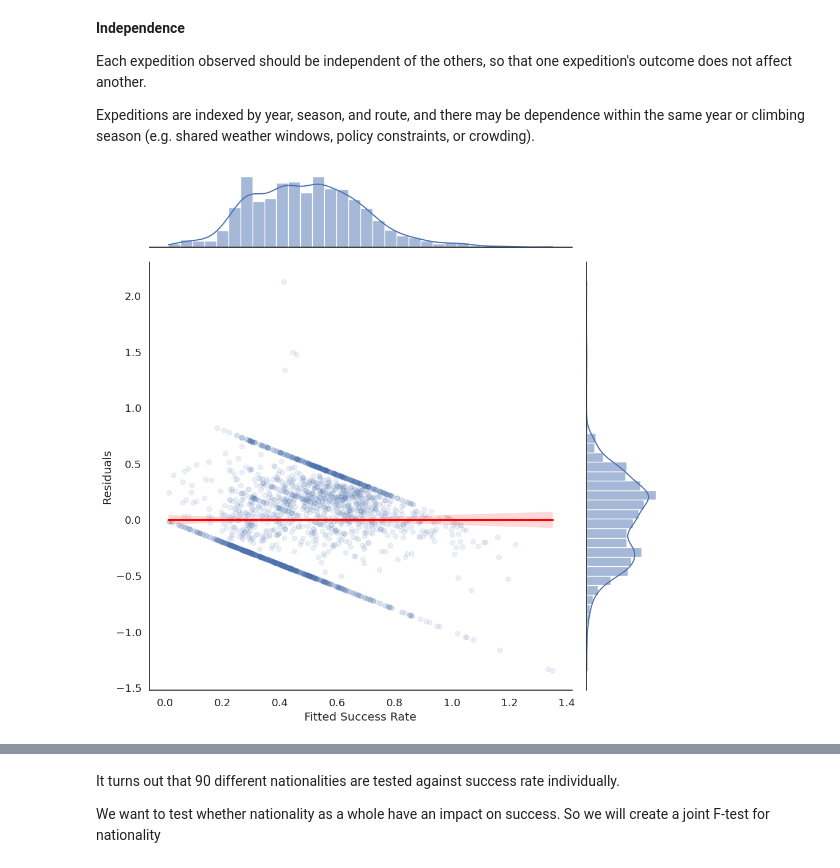
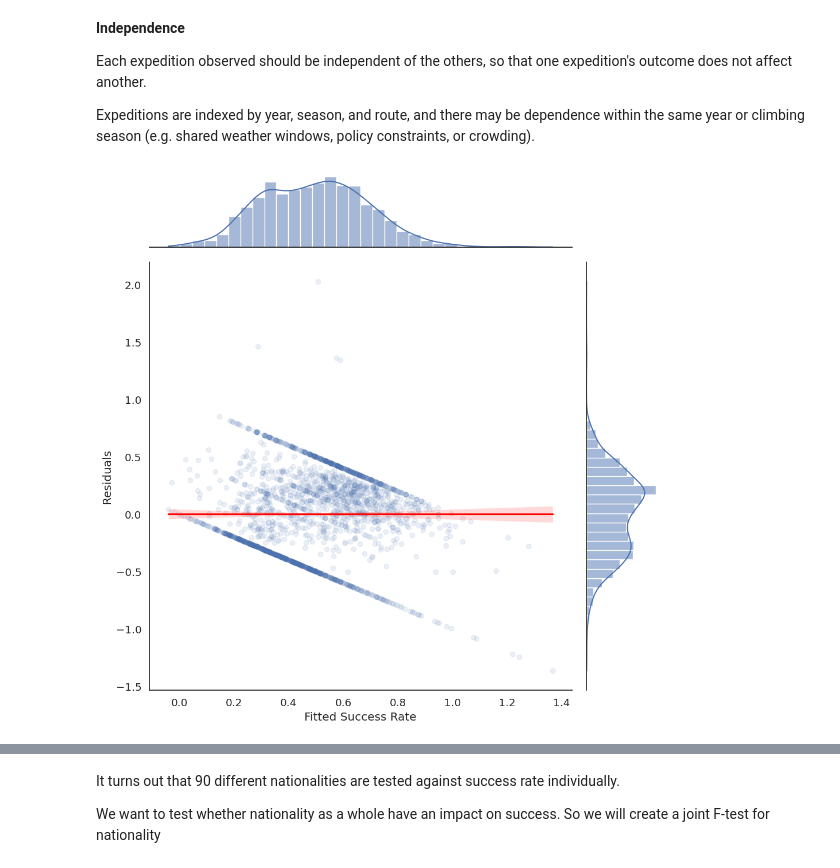
Before and after one commit to snig-17/QM-GRUNGE, a Jupyter notebook: Regression/ols_regression.ipynb, the cells around one changed output, grey strips where cells are left out. Drawn from its saved outputs; the diff is of its cells as text; code cells hidden in the pictures.

```diff
--- a/Regression/ols_regression.ipynb
+++ b/Regression/ols_regression.ipynb
@@ -35,7 +35,7 @@ Mounted at /content/drive
 # %%
 df = pd.read_csv( "/content/drive/MyDrive/QM_Grunge_Data/expeditions5.csv")
 # %%
-# --- 1) Keep only what we need (you can tweak this list) ---
+# --- 1) Keep only what we need for regression ---
 keep = [
     "ExpedID",
     "Yr/Seas",
@@ -43,12 +43,19 @@ keep = [
     "Nationalities",     # proxy for citizenship
     "route_codes",       # route category
     "mbr_hired_ratio",   # sherpa/member style support
-    "group_size",        # expedition size proxy
-    "total_members",     # another size proxy (often better than group_size)
-    "success_rate"       # Y
+    "group_size",        # expedition size
+    "success_rate"       # dependent variable
 ]
 
 df1 = df[keep].copy()
 
-df1.head()
+# --- 2) Create year-level crowding variable ---
+# Total number of climbers per year (system-level crowding)
+df1["yearly_members"] = (
+    df1
+    .groupby("Year")["group_size"]
+    .transform("sum")
+)
+
+df1.head(30)
 # %% [output]
@@ -302,36 +318,56 @@ Each expedition observed should be independent of the others, so that one expedi
 
 Expeditions are indexed by year, season, and route, and there may be dependence within the same year or climbing season (e.g. shared weather windows, policy constraints, or crowding).
 # %%
-# Create a temporary DataFrame with all variables used in the regression
-# This allows us to drop NaNs across all relevant columns simultaneously
+# --- Create regression-specific DataFrame ---
+# Includes ONLY variables used in the model
 df_reg = df_clean[
-    ["Year", "route_codes", "mbr_hired_ratio", "group_size", "total_members", "MultiNational", "success_rate"]
+    [
+        "Year",
+        "route_codes",
+        "mbr_hired_ratio",
+        "group_size",
+        "yearly_members",   # NEW crowding variable
+        "MultiNational",
+        "success_rate"
+    ]
 ].copy()
 
-# Drop rows with any NaN values from the regression-specific DataFrame
+# Drop rows with any missing values
 df_reg.dropna(inplace=True)
 
-X = df_reg[["Year", "route_codes", "mbr_hired_ratio", "group_size", "total_members", "MultiNational"]]
+# --- Heteroscedasticity check: residuals vs fitted values ---
+X = df_reg[
+    [
+        "Year",
+        "route_codes",
+        "mbr_hired_ratio",
+        "group_size",
+        "yearly_members",
+        "MultiNational"
+    ]
+]
 X = sm.add_constant(X)
 y = df_reg["success_rate"]
 
 ols_model = sm.OLS(y, X).fit()
 
 df_reg["fitted"] = ols_model.fittedvalues
 df_reg["residuals"] = ols_model.resid
 
-
-sns.jointplot(data=df_reg,
-              x="fitted",
-              y="residuals",
-              kind="reg",
-              scatter_kws=dict(alpha=0.1),
-              line_kws=dict(color="red"),
-              height=10)
+# Jointplot (workshop-style)
+sns.jointplot(
+    data=df_reg,
+    x="fitted",
+    y="residuals",
+    kind="reg",
+    scatter_kws=dict(alpha=0.1),
+    line_kws=dict(color="red"),
+    height=10
+)
 
 plt.xlabel("Fitted Success Rate")
 plt.ylabel("Residuals")
 plt.show()
 # %% [output]
-[figure, old version]
+[figure, new version]
 # %%
```
Also changed, not shown: parts of 13 cells of this notebook.
